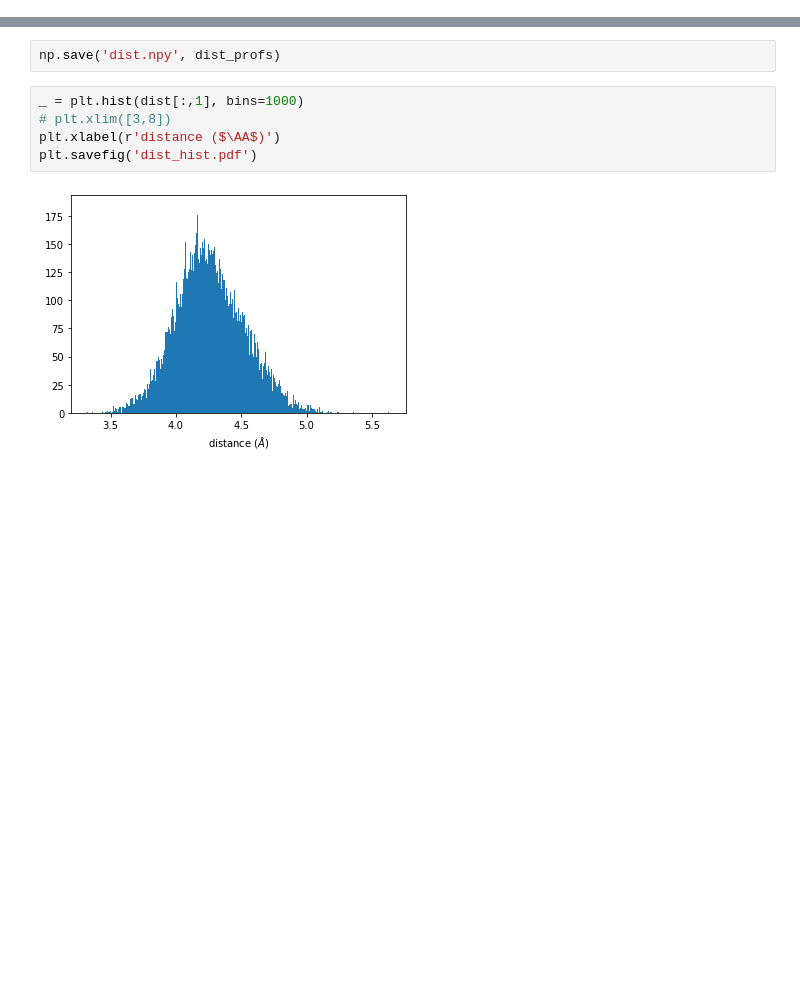
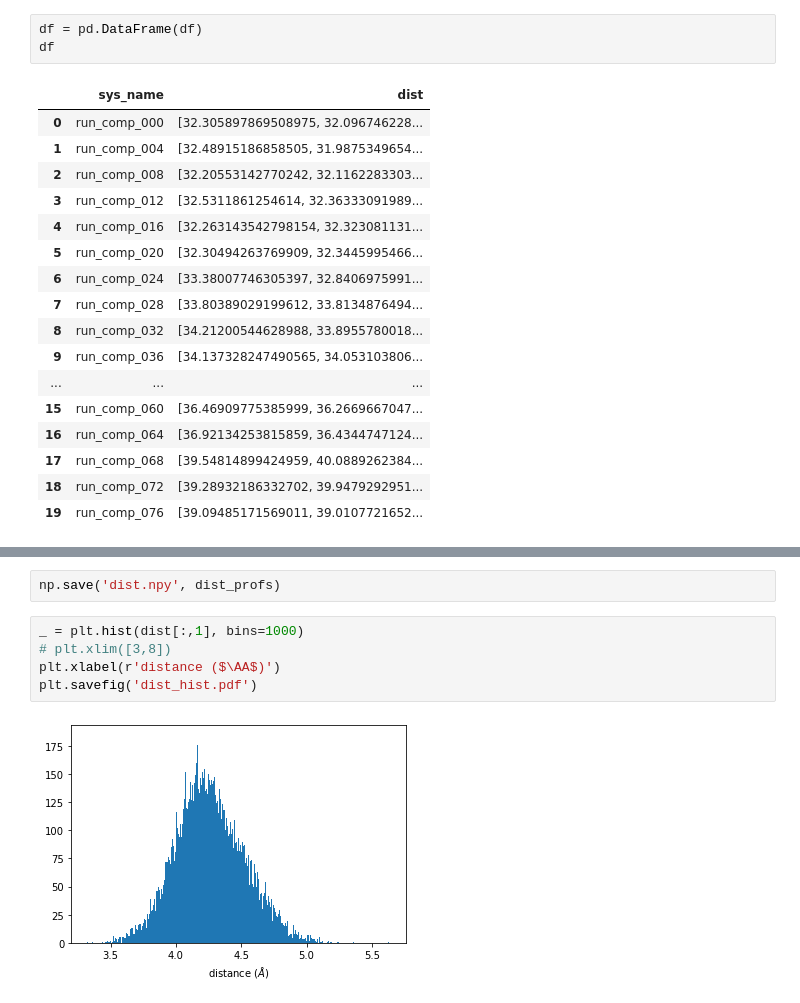
Before and after one commit to hengma1001/biophys_analysis, a Jupyter notebook: traj_analysis/distance.ipynb, the cells around one changed output, grey strips where cells are left out. Drawn from its saved outputs; the diff is of its cells as text; blank space fills up the shorter version.

```diff
--- a/traj_analysis/distance.ipynb
+++ b/traj_analysis/distance.ipynb
@@ -39,3 +69,24 @@ dist_profs.shape
+# %%
+df = pd.DataFrame(df)
+df
+# %% [output]
+|  | sys_name | dist |
+| 0 | run_comp_000 | [32.305897869508975, 32.096746228... |
+| 1 | run_comp_004 | [32.48915186858505, 31.9875349654... |
+| 2 | run_comp_008 | [32.20553142770242, 32.1162283303... |
+| 3 | run_comp_012 | [32.5311861254614, 32.36333091989... |
+| 4 | run_comp_016 | [32.263143542798154, 32.323081131... |
+| 5 | run_comp_020 | [32.30494263769909, 32.3445995466... |
+| 6 | run_comp_024 | [33.38007746305397, 32.8406975991... |
+| 7 | run_comp_028 | [33.80389029199612, 33.8134876494... |
+| 8 | run_comp_032 | [34.21200544628988, 33.8955780018... |
+| 9 | run_comp_036 | [34.137328247490565, 34.053103806... |
+| ... | ... | ... |
+| 15 | run_comp_060 | [36.46909775385999, 36.2669667047... |
+| 16 | run_comp_064 | [36.92134253815859, 36.4344747124... |
+| 17 | run_comp_068 | [39.54814899424959, 40.0889262384... |
+| 18 | run_comp_072 | [39.28932186332702, 39.9479292951... |
+| 19 | run_comp_076 | [39.09485171569011, 39.0107721652... |
 # %%
 fig, ax = plt.subplots(figsize=(15,10))
 n_traj = 0
```
Also changed, not shown: parts of 11 cells of this notebook, 1 other file.
